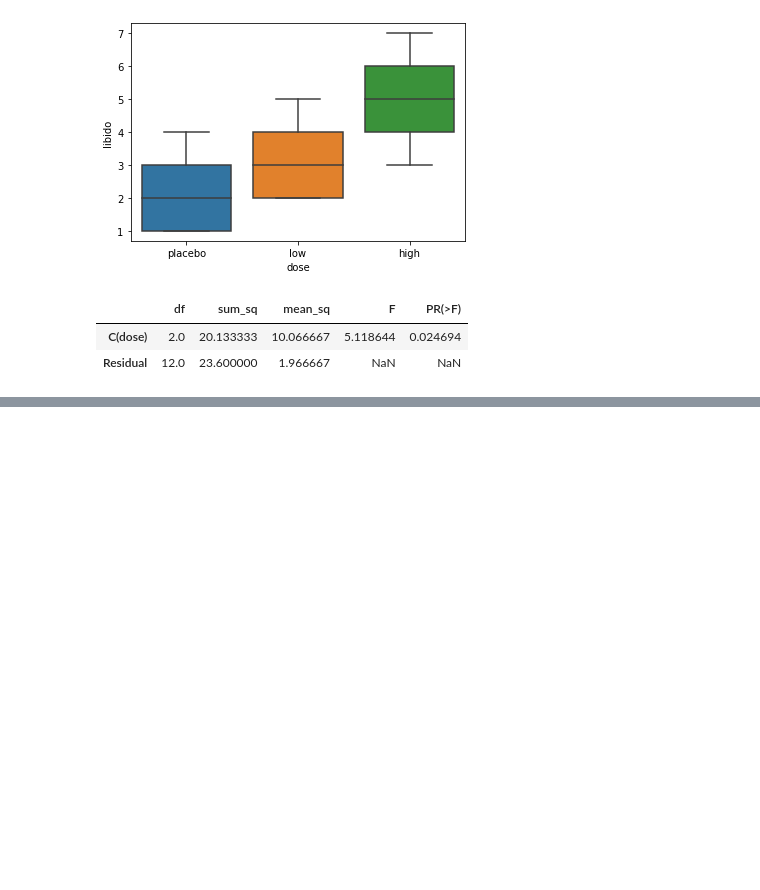
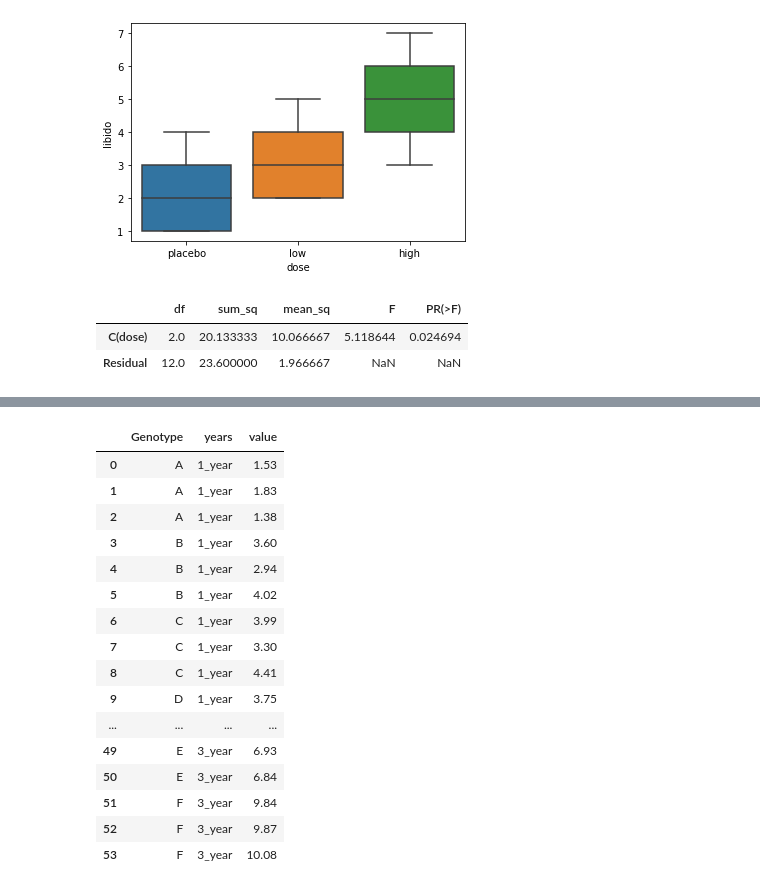
Before and after one commit to saramsv/MiniDataScienceProjects, a Jupyter notebook: hypothesis-testing.ipynb, the cells around one changed output, grey strips where cells are left out. Saved outputs shown, nothing was run; the diff lists cells and outputs as text; code cells hidden in the pictures; blank space fills up the shorter version.

```diff
--- a/hypothesis-testing.ipynb
+++ b/hypothesis-testing.ipynb
@@ -140,0 +193,20 @@ anova_table
+# %%
+df2_melt
+# %% [output]
+|  | Genotype | years | value |
+| 0 | A | 1_year | 1.53 |
+| 1 | A | 1_year | 1.83 |
+| 2 | A | 1_year | 1.38 |
+| 3 | B | 1_year | 3.60 |
+| 4 | B | 1_year | 2.94 |
+| 5 | B | 1_year | 4.02 |
+| 6 | C | 1_year | 3.99 |
+| 7 | C | 1_year | 3.30 |
+| 8 | C | 1_year | 4.41 |
+| 9 | D | 1_year | 3.75 |
+| ... | ... | ... | ... |
+| 49 | E | 3_year | 6.93 |
+| 50 | E | 3_year | 6.84 |
+| 51 | F | 3_year | 9.84 |
+| 52 | F | 3_year | 9.87 |
+| 53 | F | 3_year | 10.08 |
```
Also changed, not shown: parts of 11 cells of this notebook, 2 other files.
